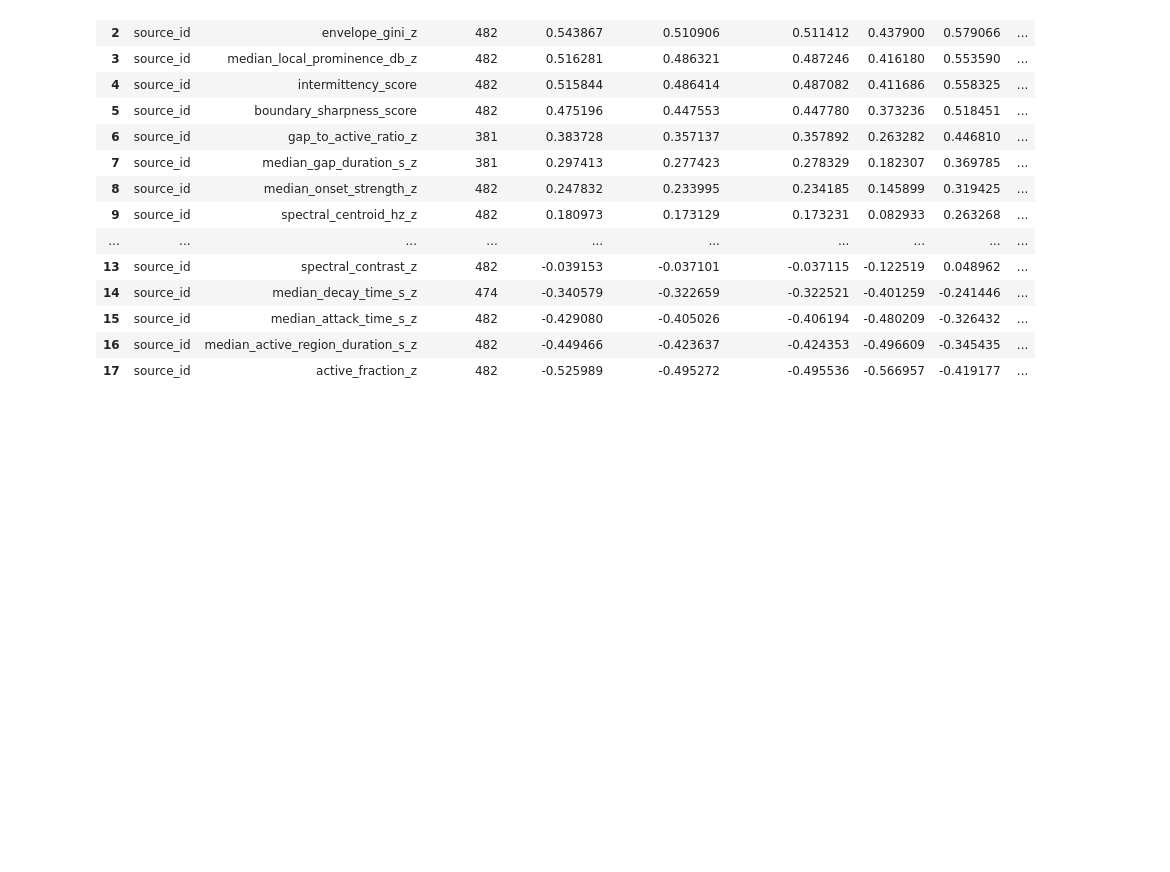
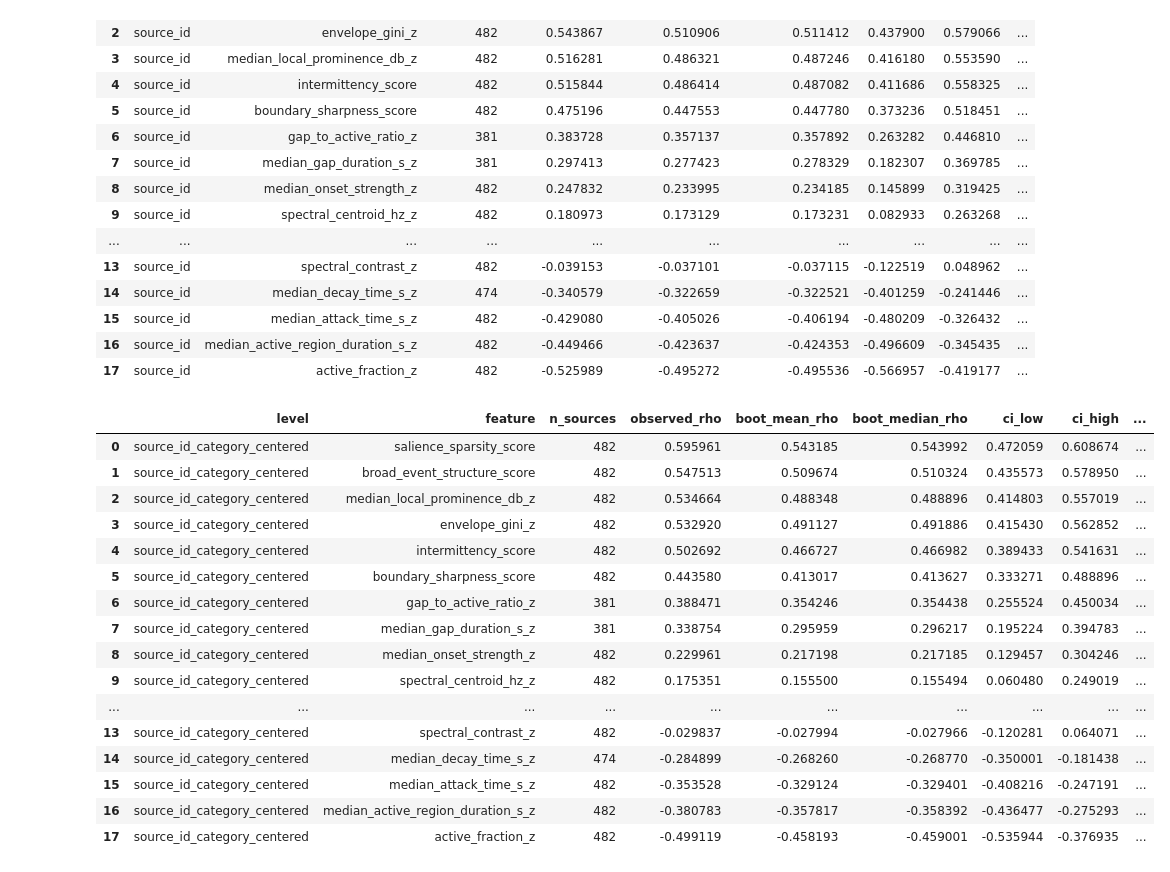
Before and after one commit to LukasFT/misophonia, a Jupyter notebook: notebooks/analysis/feature_analysis.ipynb, the cells around one changed output. Drawn from its saved outputs; the diff is of its cells as text; code cells hidden in the pictures; blank space fills up the shorter version.

```diff
--- a/notebooks/analysis/feature_analysis.ipynb
+++ b/notebooks/analysis/feature_analysis.ipynb
@@ -1187,6 +1187,26 @@ source_level_summary
 | 15 | source_id | median_attack_time_s_z | 482 | -0.429080 | -0.405026 | -0.406194 | -0.480209 | -0.326432 | ... |
 | 16 | source_id | median_active_region_duration_s_z | 482 | -0.449466 | -0.423637 | -0.424353 | -0.496609 | -0.345435 | ... |
 | 17 | source_id | active_fraction_z | 482 | -0.525989 | -0.495272 | -0.495536 | -0.566957 | -0.419177 | ... |
+# %%
+category_centered_summary
+# %% [output]
+|  | level | feature | n_sources | observed_rho | boot_mean_rho | boot_median_rho | ci_low | ci_high | ... |
+| 0 | source_id_category_centered | salience_sparsity_score | 482 | 0.595961 | 0.543185 | 0.543992 | 0.472059 | 0.608674 | ... |
+| 1 | source_id_category_centered | broad_event_structure_score | 482 | 0.547513 | 0.509674 | 0.510324 | 0.435573 | 0.578950 | ... |
+| 2 | source_id_category_centered | median_local_prominence_db_z | 482 | 0.534664 | 0.488348 | 0.488896 | 0.414803 | 0.557019 | ... |
+| 3 | source_id_category_centered | envelope_gini_z | 482 | 0.532920 | 0.491127 | 0.491886 | 0.415430 | 0.562852 | ... |
+| 4 | source_id_category_centered | intermittency_score | 482 | 0.502692 | 0.466727 | 0.466982 | 0.389433 | 0.541631 | ... |
+| 5 | source_id_category_centered | boundary_sharpness_score | 482 | 0.443580 | 0.413017 | 0.413627 | 0.333271 | 0.488896 | ... |
+| 6 | source_id_category_centered | gap_to_active_ratio_z | 381 | 0.388471 | 0.354246 | 0.354438 | 0.255524 | 0.450034 | ... |
+| 7 | source_id_category_centered | median_gap_duration_s_z | 381 | 0.338754 | 0.295959 | 0.296217 | 0.195224 | 0.394783 | ... |
+| 8 | source_id_category_centered | median_onset_strength_z | 482 | 0.229961 | 0.217198 | 0.217185 | 0.129457 | 0.304246 | ... |
+| 9 | source_id_category_centered | spectral_centroid_hz_z | 482 | 0.175351 | 0.155500 | 0.155494 | 0.060480 | 0.249019 | ... |
+| ... | ... | ... | ... | ... | ... | ... | ... | ... | ... |
+| 13 | source_id_category_centered | spectral_contrast_z | 482 | -0.029837 | -0.027994 | -0.027966 | -0.120281 | 0.064071 | ... |
+| 14 | source_id_category_centered | median_decay_time_s_z | 474 | -0.284899 | -0.268260 | -0.268770 | -0.350001 | -0.181438 | ... |
+| 15 | source_id_category_centered | median_attack_time_s_z | 482 | -0.353528 | -0.329124 | -0.329401 | -0.408216 | -0.247191 | ... |
+| 16 | source_id_category_centered | median_active_region_duration_s_z | 482 | -0.380783 | -0.357817 | -0.358392 | -0.436477 | -0.275293 | ... |
+| 17 | source_id_category_centered | active_fraction_z | 482 | -0.499119 | -0.458193 | -0.459001 | -0.535944 | -0.376935 | ... |
 # %%
 FEATURE_LABELS = {
     # Custom
```
Also changed, not shown: parts of 2 cells of this notebook.
